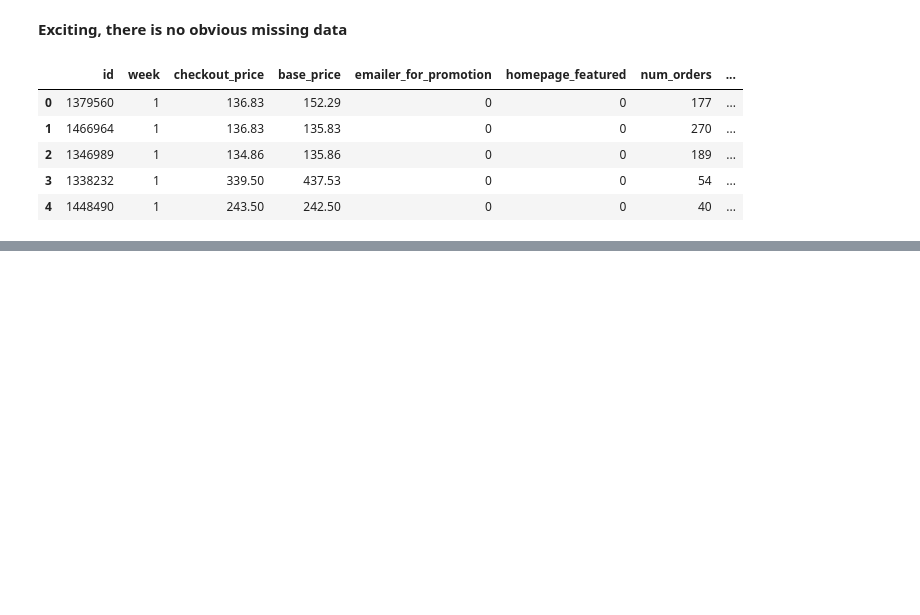
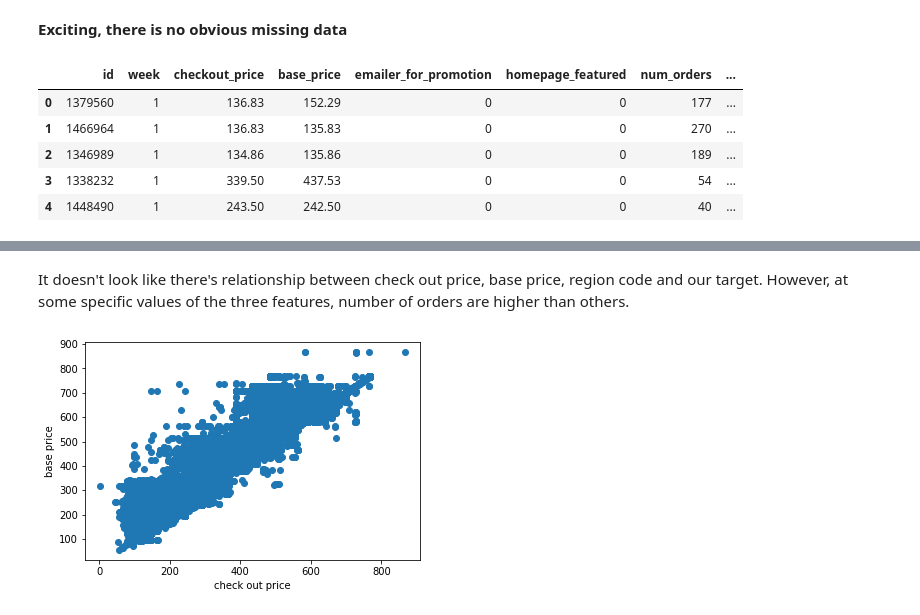
Before and after one commit to jihuali/aml-project, a Jupyter notebook: index.ipynb, the cells around one changed output, grey strips where cells are left out. Drawn from its saved outputs; the diff is of its cells as text; code cells hidden in the pictures; blank space fills up the shorter version.

```diff
--- a/index.ipynb
+++ b/index.ipynb
@@ -113,0 +160,9 @@ train_data.head()
+# %% [markdown]
+It doesn't look like there's relationship between check out price, base price, region code and our target. However, at some specific values of the three features, number of orders are higher than others.
+# %%
+plt.scatter(train_data['checkout_price'],train_data['base_price'])
+plt.xlabel('check out price')
+plt.ylabel('base price')
+plt.show()
+# %% [output]
+[figure, added]
```
Also changed, not shown: parts of 11 cells of this notebook.
